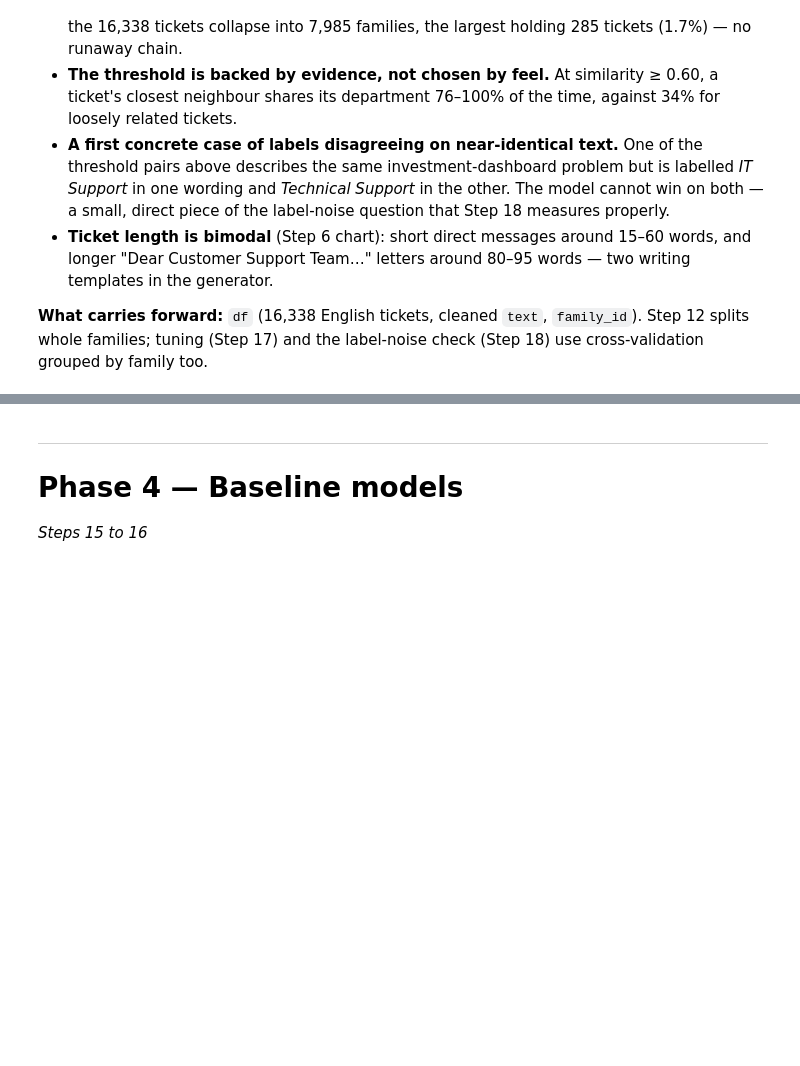
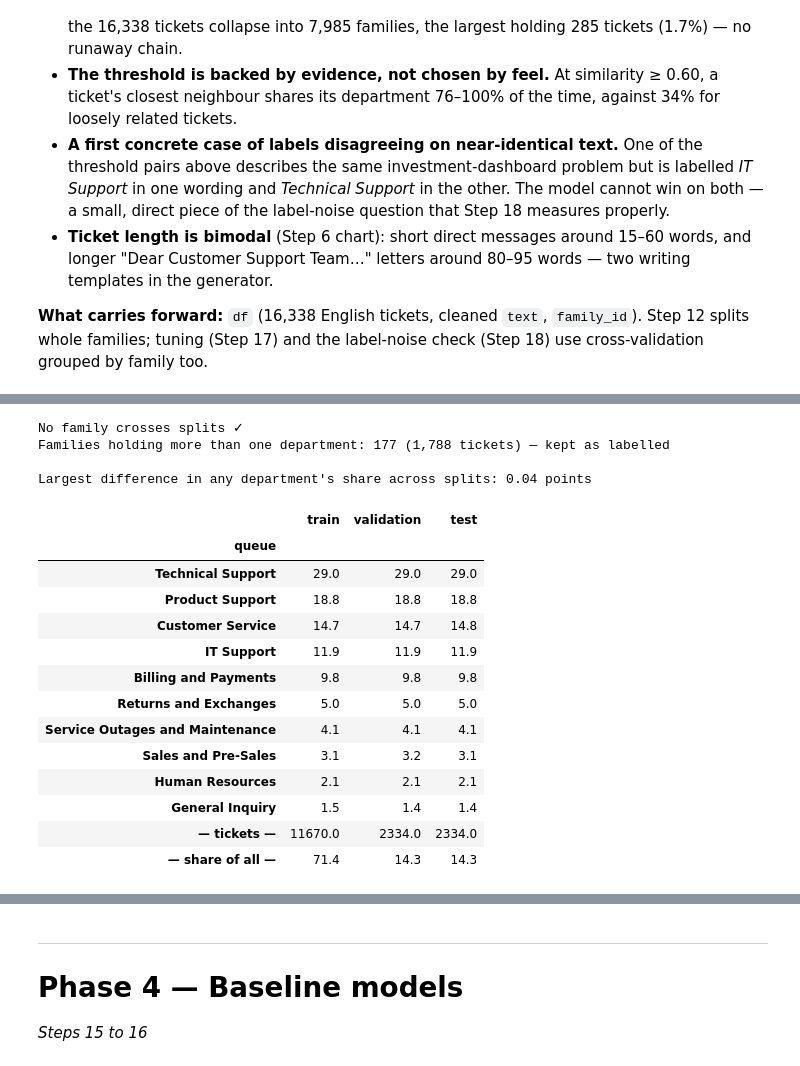
Before and after one commit to karthikiyer365/Live, a Jupyter notebook: topic-classification/department_classifier_pipeline.ipynb, the cells around one changed output, grey strips where cells are left out. Saved outputs shown, nothing was run; the diff lists cells and outputs as text; code cells hidden in the pictures; blank space fills up the shorter version.

```diff
--- a/topic-classification/department_classifier_pipeline.ipynb
+++ b/topic-classification/department_classifier_pipeline.ipynb
@@ -947,2 +959,11 @@ Pick a minimum class size (30 is a reasonable starting point) and document the c
 # %%
-# Step 11 — merge classes below MIN_CLASS_SIZE into 'Other', show final distribution
+# Step 11 — merge departments below MIN_CLASS_SIZE into 'Other' (none expected), show final distribution
+MIN_CLASS_SIZE = 30
+dept_counts = df[LABEL].value_counts()
+rare = dept_counts[dept_counts < MIN_CLASS_SIZE]
+print(f"Departments below {MIN_CLASS_SIZE} tickets: {list(rare.index) or 'none'}")
+df[LABEL] = df[LABEL].where(~df[LABEL].isin(rare.index), "Other")
+
+dept_counts = df[LABEL].value_counts()
+print(f"{len(dept_counts)} departments | imbalance ratio {dept_counts.max() / dept_counts.min():.1f}×\n")
+dept_counts.to_frame("tickets").assign(share=lambda t: (t["tickets"] / t["tickets"].sum()).round(3))
@@ -972,5 +1015,50 @@ notebook stops if it's ever violated; (2) department shares are close across the
 # %%
-# Step 12 — stratified train/val/test split, verify class shares match
+# Step 12 — family-grouped, stratified train / validation / test split; verify
+from sklearn.model_selection import StratifiedGroupKFold
+
+y_all, groups = df[LABEL].to_numpy(), df["family_id"].to_numpy()
+all_idx = np.arange(len(df))
+
+# 1 fold of 7 (~14.3%) → test; then 1 fold of 6 of the remainder (~14.3% of all) → validation
+rest_idx, test_idx = next(StratifiedGroupKFold(n_splits=7, shuffle=True, random_state=SEED).split(all_idx, y_all, groups))
+tr, va = next(StratifiedGroupKFold(n_splits=6, shuffle=True, random_state=SEED).split(rest_idx, y_all[rest_idx], groups[rest_idx]))
+train_df, val_df, test_df = df.iloc[rest_idx[tr]], df.iloc[rest_idx[va]], df.iloc[test_idx]
+
+splits = {"train": train_df, "validation": val_df, "test": test_df}
+for (a, da), (b, db) in [(("train", train_df), ("validation", val_df)), (("train", train_df), ("test", test_df)),
+                         (("validation", val_df), ("test", test_df))]:
+    assert not set(da["family_id"]) & set(db["family_id"]), f"a family appears in both {a} and {b}"
+print("No family crosses splits ✓")
+
+mixed_families = df.groupby("family_id")[LABEL].nunique().gt(1)
+print(f"Families holding more than one department: {mixed_families.sum():,} "
+      f"({df['family_id'].map(mixed_families).sum():,} tickets) — kept as labelled\n")
+
+split_summary = pd.DataFrame({name: s[LABEL].value_counts(normalize=True).mul(100) for name, s in splits.items()})
+split_summary.loc["— tickets —"] = [len(s) for s in splits.values()]
+split_summary.loc["— share of all —"] = [len(s) / len(df) * 100 for s in splits.values()]
+gap = (split_summary.iloc[:-2].max(axis=1) - split_summary.iloc[:-2].min(axis=1)).max()
+print(f"Largest difference in any department's share across splits: {gap:.2f} points")
+split_summary.round(1)
+# %% [output]
+No family crosses splits ✓
+Families holding more than one department: 177 (1,788 tickets) — kept as labelled
+
+Largest difference in any department's share across splits: 0.04 points
+|  | train | validation | test |
+| queue |  |  |  |
+| Technical Support | 29.0 | 29.0 | 29.0 |
+| Product Support | 18.8 | 18.8 | 18.8 |
+| Customer Service | 14.7 | 14.7 | 14.8 |
+| IT Support | 11.9 | 11.9 | 11.9 |
+| Billing and Payments | 9.8 | 9.8 | 9.8 |
+| Returns and Exchanges | 5.0 | 5.0 | 5.0 |
+| Service Outages and Maintenance | 4.1 | 4.1 | 4.1 |
+| Sales and Pre-Sales | 3.1 | 3.2 | 3.1 |
+| Human Resources | 2.1 | 2.1 | 2.1 |
+| General Inquiry | 1.5 | 1.4 | 1.4 |
+| — tickets — | 11670.0 | 2334.0 | 2334.0 |
+| — share of all — | 71.4 | 14.3 | 14.3 |
 # %% [markdown]
 ## Step 13 — Turn text into numbers (TF-IDF)
 
```
Also changed, not shown: parts of 13 cells of this notebook.
